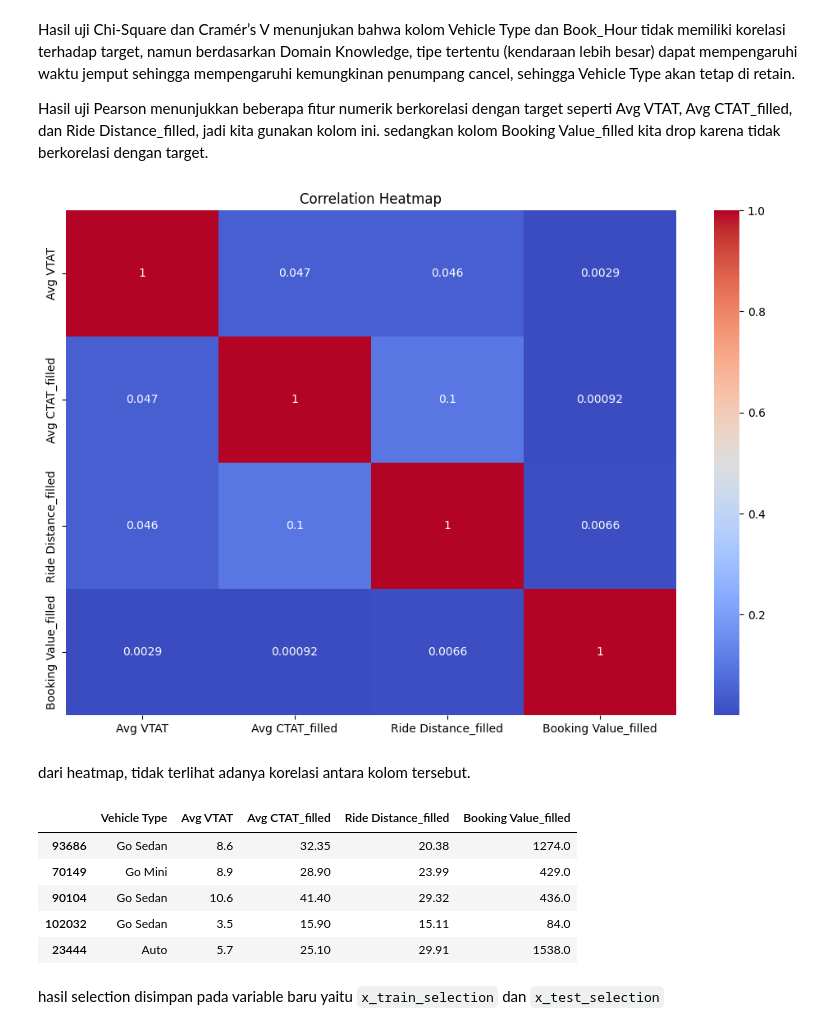
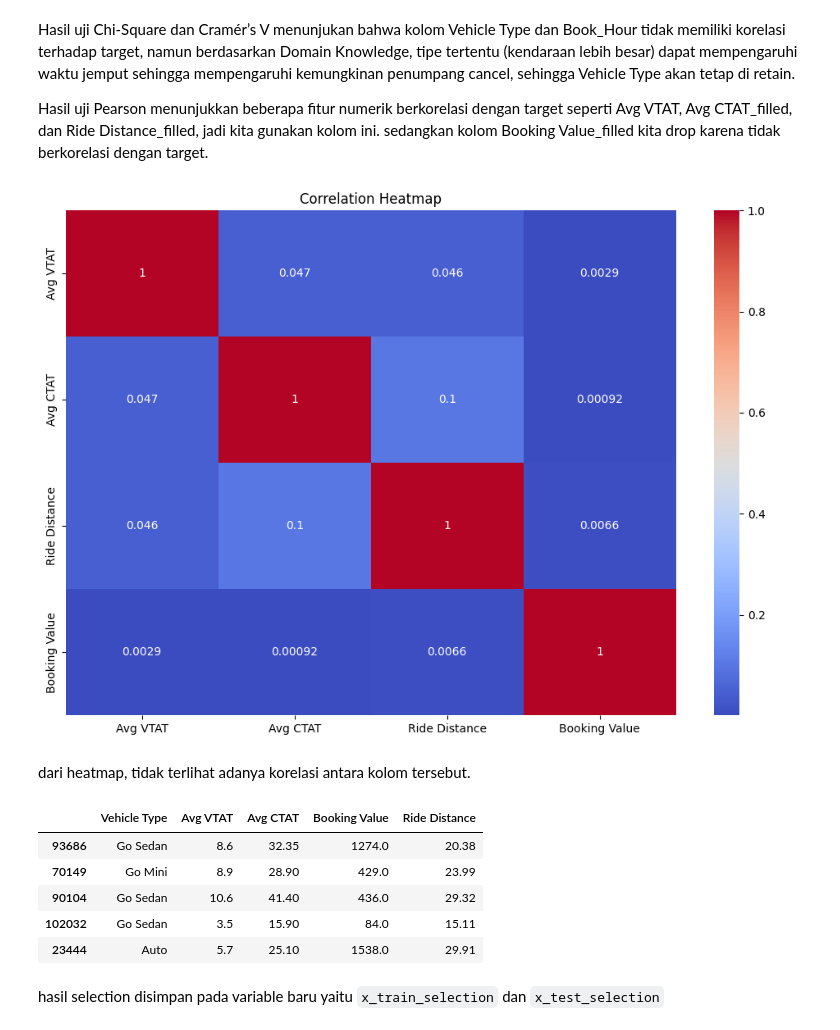
Before and after one commit to jyotissugata/Prediksi-Uber-Drive-Booking-Cancel, a Jupyter notebook: P1M2_jyotis_sugata.ipynb, the cells around one changed output. Cells and saved outputs as stored; diff of their text form; code cells hidden in the pictures.

````diff
--- a/P1M2_jyotis_sugata.ipynb
+++ b/P1M2_jyotis_sugata.ipynb
@@ -890,10 +1000,14 @@ def fill_ctat(row):
     else:
         return row["Booking Value"]
 
-x_train_missing["Booking Value_filled"] = x_train_missing.apply(fill_ctat, axis=1)
-missing_values = x_train_missing["Booking Value_filled"].isna().sum()
+# overwrite langsung ke kolom Booking Value
+x_train_missing["Booking Value"] = x_train_missing.apply(fill_ctat, axis=1)
+x_test_missing["Booking Value"] = x_test_missing.apply(fill_ctat, axis=1)
+
+missing_values = x_train_missing["Booking Value"].isna().sum()
 missing_values = missing_values[missing_values > 0]
 missing_percent = (missing_values / len(x_train_missing)) * 100
+
 print(f"Missing Values: {missing_values}, Percentage (%): {missing_percent.round(2)}")
 # %% [output]
 Missing Values: [2150], Percentage (%): [1.93]
@@ -914,9 +1028,10 @@ Name: Booking Value, dtype: float64
 # %% [markdown]
 nilai mean dan median terlihat sedikit berbeda, kemungkinan dikarenakan outliers, sebaiknya kita gunakan nilai median yang biasanya lebih tahan terhadap outliers
 # %%
-x_train_missing["Booking Value_filled"].fillna(x_train_missing["Booking Value_filled"].median(), inplace=True)
+x_train_missing["Booking Value"].fillna(x_train_missing["Booking Value"].median(), inplace=True)
+x_test_missing["Booking Value"].fillna(x_train_missing["Booking Value"].median(), inplace=True)
 
-x_train_missing["Booking Value_filled"].isna().sum()
+x_train_missing["Booking Value"].isna().sum()
 # %% [output]
 The behavior will change in pandas 3.0. This inplace method will never work because the intermediate object on which we are setting values always behaves as a copy.
 
@@ -930,6 +1051,7 @@ Dengan demikian, kolom Booking Value akan digantikan oleh kolom Booking Value_fi
 # %% [markdown]
 ## Handling Cardinality
 # %%
-x_train_cardinal = x_train_missing.drop(["Booking ID", "Customer ID", "Cancelled Rides by Customer", "Reason for cancelling by Customer", "Cancelled Rides by Driver", "Driver Cancellation Reason", "Incomplete Rides", "Incomplete Rides Reason", "Date", "Time", "Driver Ratings", "Customer Rating", "Payment Method", "Booking Value", "Ride Distance", "Pickup Location", "Drop Location", "Booking Status", "is_no_driver_found", "is_not_completed", "Avg CTAT", "Pickup_TE", "Drop_TE"], axis=1)
+x_train_cardinal = x_train_missing.drop(["Booking ID", "Customer ID", "Cancelled Rides by Customer", "Reason for cancelling by Customer", "Cancelled Rides by Driver", "Driver Cancellation Reason", "Incomplete Rides", "Incomplete Rides Reason", "Date", "Time", "Driver Ratings", "Customer Rating", "Payment Method", "Pickup Location", "Drop Location", "Booking Status", "is_no_driver_found", "is_not_completed", "Pickup_TE", "Drop_TE"], axis=1)
+x_test_cardinal = x_test_missing.drop(["Booking ID", "Customer ID", "Cancelled Rides by Customer", "Reason for cancelling by Customer", "Cancelled Rides by Driver", "Driver Cancellation Reason", "Incomplete Rides", "Incomplete Rides Reason", "Date", "Time", "Driver Ratings", "Customer Rating", "Payment Method", "Pickup Location", "Drop Location", "Booking Status", "is_no_driver_found", "is_not_completed", "Pickup_TE", "Drop_TE"], axis=1)
 x_train_cardinal
 # %% [output]
@@ -980,7 +1102,7 @@
 untuk kolom ```Avg VTAT```, ```Pickup_TE```, ```Drop_TE```, ```Time_seconds``` dikarenakan ini adalah kolom numerikal yang diaggap sebagai diskrit, maka kita gunakan pearson
 # %%
 col_cat = ["Vehicle Type", "Book_Hour"]
-col_num_cont = ["Avg VTAT", "Avg CTAT_filled", "Ride Distance_filled", "Booking Value_filled"]
+col_num_cont = ["Avg VTAT", "Avg CTAT", "Ride Distance", "Booking Value"]
 p_values = []
 corrs = []
 interpretasi = []
@@ -1031,26 +1153,26 @@ Hasil uji Chi-Square dan Cramér’s V menunjukan bahwa kolom Vehicle Type dan B
 
 Hasil uji Pearson menunjukkan beberapa fitur numerik berkorelasi dengan target seperti Avg VTAT, Avg CTAT_filled, dan Ride Distance_filled, jadi kita gunakan kolom ini. sedangkan kolom Booking Value_filled kita drop karena tidak berkorelasi dengan target.
 # %%
-col_num =  ["Avg VTAT", "Avg CTAT_filled", "Ride Distance_filled", "Booking Value_filled", "Book_Hour"]
+col_num =  ["Avg VTAT", "Avg CTAT", "Ride Distance", "Booking Value", "Book_Hour"]
 plt.figure(figsize=(12, 8))
 sns.heatmap(x_train_cardinal[col_num_cont].corr(), annot=True, cmap='coolwarm')
 plt.title("Correlation Heatmap")
 plt.show()
 # %% [output]
-[figure, old version]
+[figure, new version]
 # %% [markdown]
 dari heatmap, tidak terlihat adanya korelasi antara kolom tersebut.
 # %%
 x_train_selection = x_train_cardinal.drop(["Book_Hour"], axis=1)
-x_test_selection = X_test.drop(["Book_Hour"], axis=1)
+x_test_selection = x_test_cardinal.drop(["Book_Hour"], axis=1)
 x_train_selection.head()
 # %% [output]
-|  | Vehicle Type | Avg VTAT | Avg CTAT_filled | Ride Distance_filled | Booking Value_filled |
-| 93686 | Go Sedan | 8.6 | 32.35 | 20.38 | 1274.0 |
-| 70149 | Go Mini | 8.9 | 28.90 | 23.99 | 429.0 |
-| 90104 | Go Sedan | 10.6 | 41.40 | 29.32 | 436.0 |
-| 102032 | Go Sedan | 3.5 | 15.90 | 15.11 | 84.0 |
-| 23444 | Auto | 5.7 | 25.10 | 29.91 | 1538.0 |
+|  | Vehicle Type | Avg VTAT | Avg CTAT | Booking Value | Ride Distance |
+| 93686 | Go Sedan | 8.6 | 32.35 | 1274.0 | 20.38 |
+| 70149 | Go Mini | 8.9 | 28.90 | 429.0 | 23.99 |
+| 90104 | Go Sedan | 10.6 | 41.40 | 436.0 | 29.32 |
+| 102032 | Go Sedan | 3.5 | 15.90 | 84.0 | 15.11 |
+| 23444 | Auto | 5.7 | 25.10 | 1538.0 | 29.91 |
 # %% [markdown]
 hasil selection disimpan pada variable baru yaitu ```x_train_selection``` dan ```x_test_selection```
 # %% [markdown]
````
Also changed, not shown: parts of 107 cells of this notebook, 1 other file.
